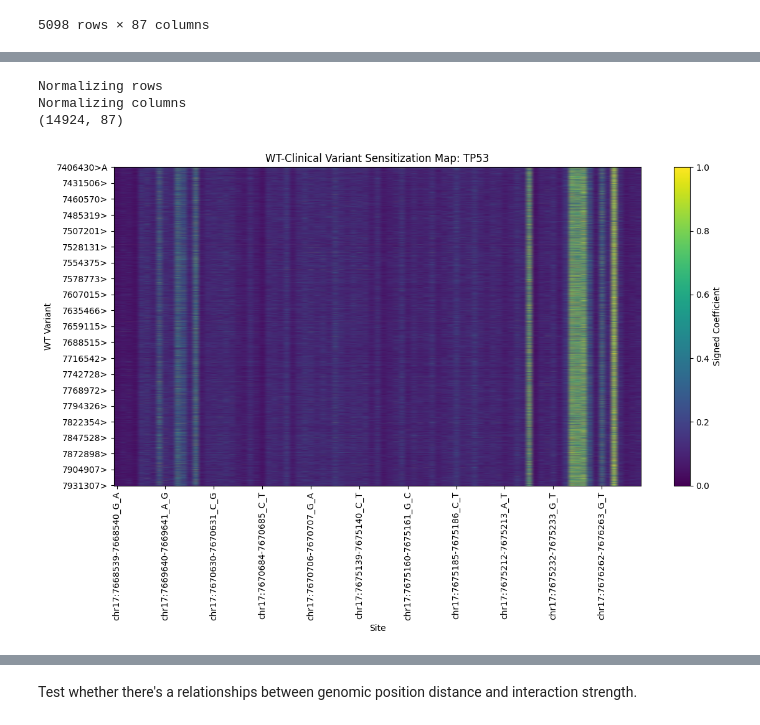
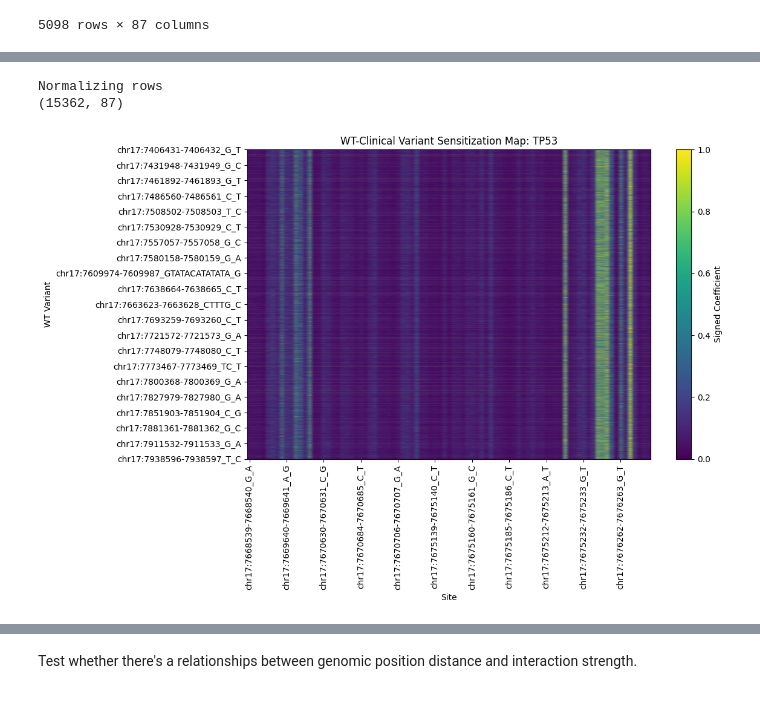
Before and after one commit to bschilder/VEP_DNA, a Jupyter notebook: notebooks/variant_attribution.ipynb, the cells around one changed output, grey strips where cells are left out. Drawn from its saved outputs; the diff is of its cells as text; code cells hidden in the pictures.

```diff
--- a/notebooks/variant_attribution.ipynb
+++ b/notebooks/variant_attribution.ipynb
@@ -86,0 +47,32 @@ Tracks available: None
+# %%
+## Select chrom of interest
+chrom="chr17"
+
+bed = cv.read_bed("data/UTR/clinvar_utr_snv.bed.gz").to_pandas()
+
+site_counts = bed.groupby(["chrom","GENE","CLNSIG_simple"])["site"].nunique().sort_values(ascending=False).rename("n_sites").reset_index()
+# For each GENE, count the ratio of pathogenic to benign n_sites
+
+# First, filter for pathogenic and benign rows
+path_mask = site_counts["CLNSIG_simple"].str.lower().str.contains("path")
+benign_mask = site_counts["CLNSIG_simple"].str.lower().str.contains("benign")
+
+# Aggregate n_sites for each gene and class
+gene_path = site_counts[path_mask].groupby(["chrom","GENE"])["n_sites"].sum().rename("n_path")
+gene_benign = site_counts[benign_mask].groupby(["chrom","GENE"])["n_sites"].sum().rename("n_benign")
+
+# Combine into a single DataFrame
+gene_counts = pd.concat([gene_path, gene_benign], axis=1).fillna(0)
+
+# Compute the ratio
+gene_counts["path_to_benign_ratio"] = gene_counts["n_path"] / gene_counts["n_benign"].replace(0, np.nan)
+
+# Optionally, sort by ratio descending
+gene_counts = gene_counts.sort_values("n_path", ascending=False).reset_index()
+
+print(gene_counts)
+
+
+## Get the top gene on the chromosome of interest
+gene = gene_counts.loc[gene_counts["chrom"].str.replace("chr", "") == chrom.replace("chr", "")]['GENE'].values[0]
+print("GENE:", gene)
@@ -227,12 +429,17 @@ plt.show()
 # %% [markdown]
 ### Read in VEP data
 # %%
+save_dir = os.path.expanduser("~/projects/data/1000_Genomes_on_GRCh38/clinvar_utr_snv")
+pq_files = glob.glob(os.path.join(save_dir, "*.parquet"))
+
+pq_file_chrom = [x for x in pq_files if  chrom in x][0]
+
 ### Polars sucks at scanning remote parquet files
 # import polars as pl
 # vep_df = pl.scan_parquet(pq_file_chrom).filter(pl.col("slot") == "COVR").collect()
 
 vep_df = pd.read_parquet(pq_file_chrom)
-vep_df = vep_df.loc[vep_df["slot"] == "COVR"]
+vep_df = vep_df.loc[vep_df["slot"] == "COVR"].dropna("flashzoi")
 vep_df["VEP"] = vep_df["flashzoi"]
 print(vep_df.shape)
 vep_df.head()
@@ -374,5 +455,5 @@ dtype: float64
 # %%
-y_vep = vep_df.loc[vep_df["site"].isin(roi["site"])].pivot_table(
+y_vep = vep_df.loc[vep_df["site"].isin(bed.loc[bed["GENE"] == gene]["site"])].pivot_table(
     index=["sample", "ploid"],
     columns="site",
     values="VEP"
@@ -424,34 +488,33 @@ Dropped 3 haplotypes due to NaNs in input or target matrices.
 # %%
 Xcoef = wtvariants_to_vep_linear_model_out["coef_matrix_abs"]
 
 # Min-max normalize the columns of Xcoef
-# Xcoef = mc.minmax_normalize(Xcoef, procedure=["rows","cols"])
+Xcoef = mc.minmax_normalize(Xcoef, procedure=["rows",])
 # Xcoef = np.log10(Xcoef + 1e-6)
 
 print(Xcoef.shape)
 
 plt.figure(figsize=(12, 8))
 im = plt.imshow(Xcoef.values, aspect='auto', cmap='viridis')
 plt.colorbar(im, label="Signed Coefficient")
 plt.xlabel("Site")
 plt.ylabel("WT Variant")
 plt.title(f"WT-Clinical Variant Sensitization Map: {gene}")
 plt.xticks(
     ticks=range(0, Xcoef.shape[1], max(1, Xcoef.shape[1] // 10)),
     labels=Xcoef.columns[::max(1, Xcoef.shape[1] // 10)],
     rotation=90
 )
 plt.yticks(
     ticks=range(0, Xcoef.shape[0], max(1, Xcoef.shape[0] // 20)),
     labels=Xcoef.index[::max(1, Xcoef.shape[0] // 20)]
 )
 plt.tight_layout()
 plt.show()
 # %% [output]
 Normalizing rows
-Normalizing columns
-(14924, 87)
+(15362, 87)
-[figure, old version]
+[figure, new version]
 # %%
 import seaborn as sns
 Xcoef = wtvariants_to_vep_linear_model_out["coef_matrix_abs"]
```
Also changed, not shown: parts of 47 cells of this notebook, 3 other files.
